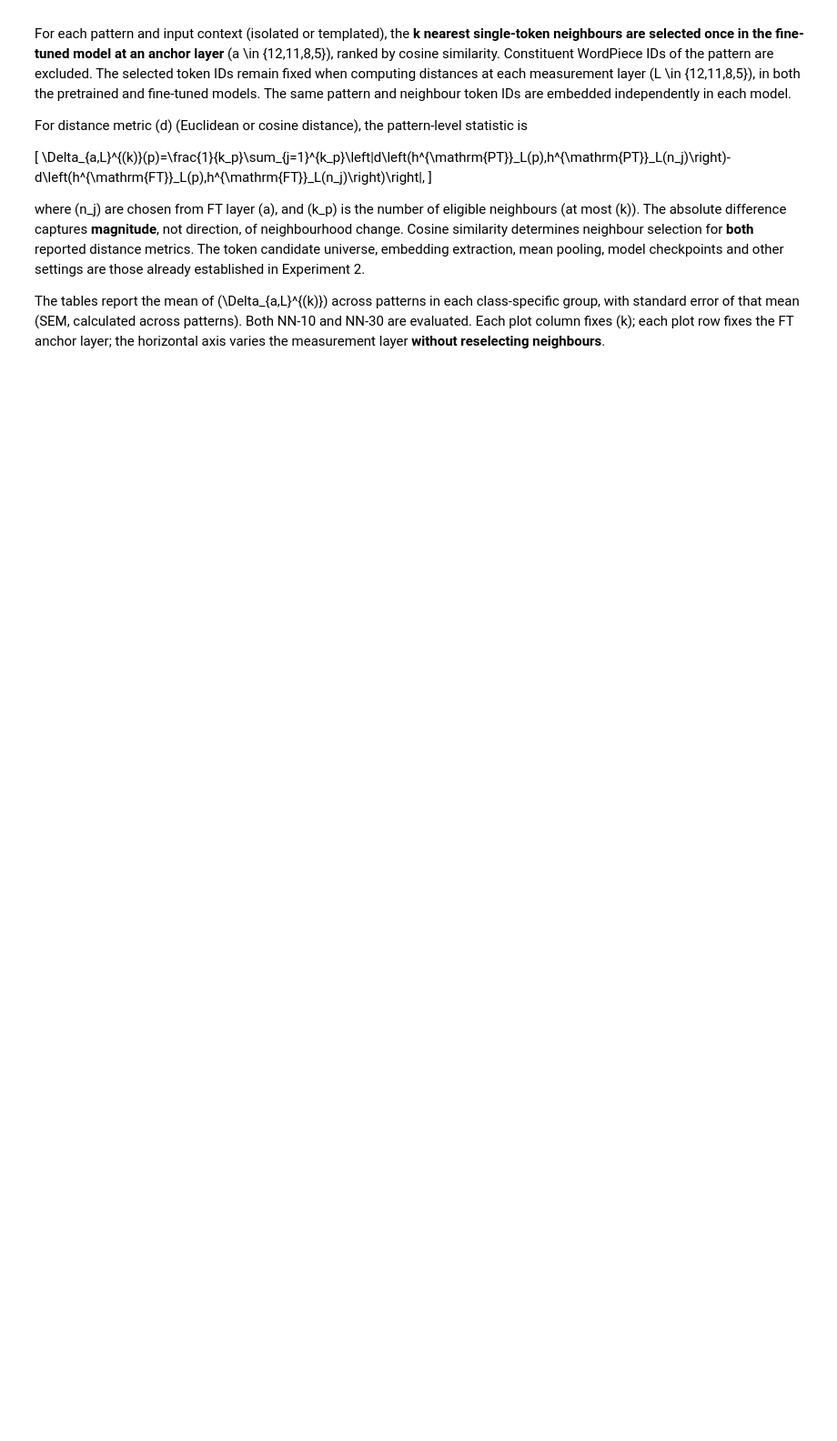
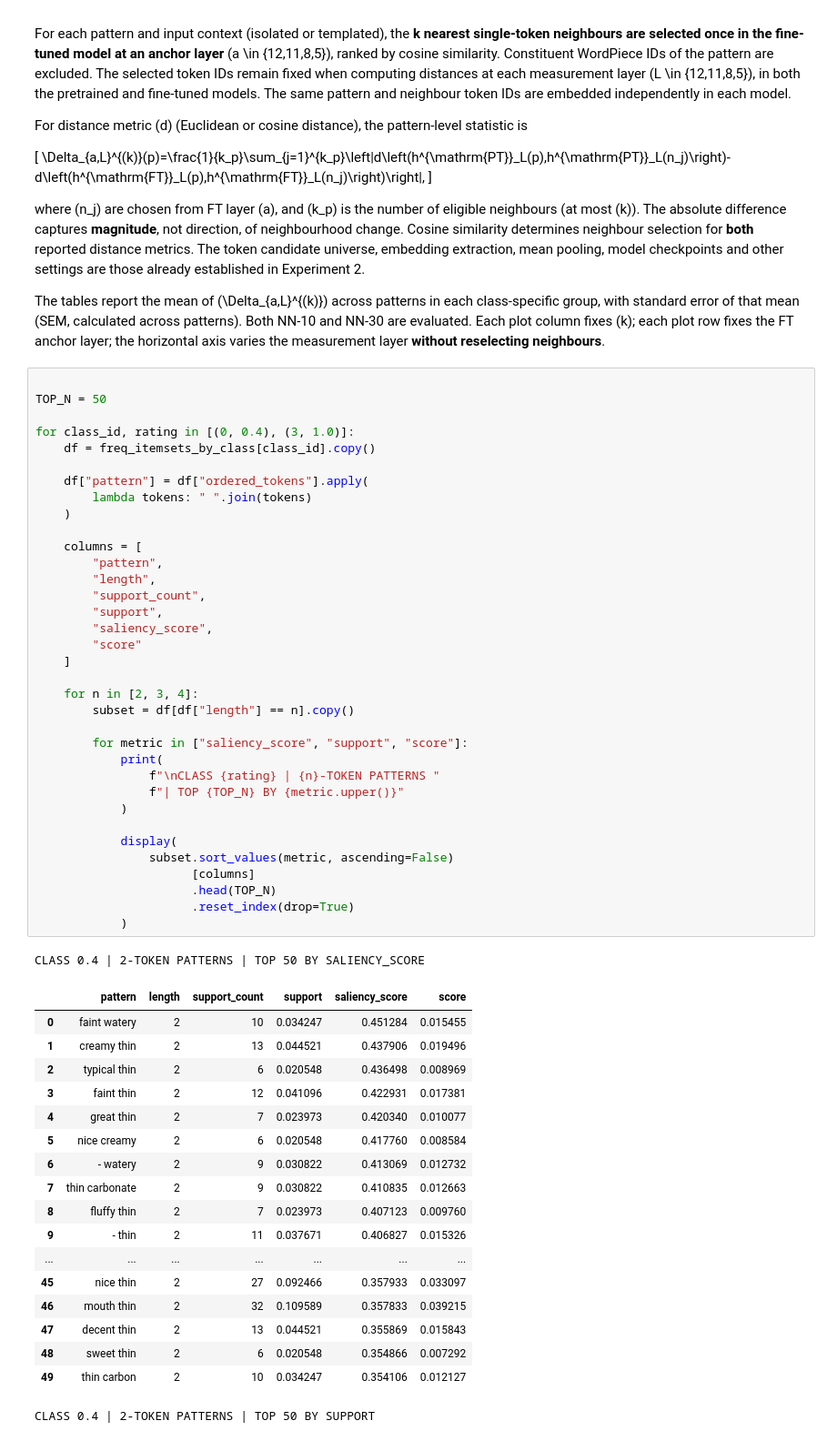
Before and after one commit to leusb/transformer-shortcut-analysis, a Jupyter notebook: beer_fpgrowth_correlation.ipynb, the cells around one changed output. Shown at 91% size. Drawn from its saved outputs; the diff is of its cells as text; blank space fills up the shorter version.

```diff
--- a/beer_fpgrowth_correlation.ipynb
+++ b/beer_fpgrowth_correlation.ipynb
@@ -1761,3 +1761,58 @@ For distance metric \(d\) (Euclidean or cosine distance), the pattern-level stat
 where \(n_j\) are chosen from FT layer \(a\), and \(k_p\) is the number of eligible neighbours (at most \(k\)). The absolute difference captures **magnitude**, not direction, of neighbourhood change. Cosine similarity determines neighbour selection for **both** reported distance metrics. The token candidate universe, embedding extraction, mean pooling, model checkpoints and other settings are those already established in Experiment 2.
 
 The tables report the mean of \(\Delta_{a,L}^{(k)}\) across patterns in each class-specific group, with standard error of that mean (SEM, calculated across patterns). Both NN-10 and NN-30 are evaluated. Each plot column fixes \(k\); each plot row fixes the FT anchor layer; the horizontal axis varies the measurement layer **without reselecting neighbours**.
+# %%
+
+TOP_N = 50
+
+for class_id, rating in [(0, 0.4), (3, 1.0)]:
+    df = freq_itemsets_by_class[class_id].copy()
+
+    df["pattern"] = df["ordered_tokens"].apply(
+        lambda tokens: " ".join(tokens)
+    )
+
+    columns = [
+        "pattern",
+        "length",
+        "support_count",
+        "support",
+        "saliency_score",
+        "score"
+    ]
+
+    for n in [2, 3, 4]:
+        subset = df[df["length"] == n].copy()
+
+        for metric in ["saliency_score", "support", "score"]:
+            print(
+                f"\nCLASS {rating} | {n}-TOKEN PATTERNS "
+                f"| TOP {TOP_N} BY {metric.upper()}"
+            )
+
+            display(
+                subset.sort_values(metric, ascending=False)
+                      [columns]
+                      .head(TOP_N)
+                      .reset_index(drop=True)
+            )
+# %% [output]
+CLASS 0.4 | 2-TOKEN PATTERNS | TOP 50 BY SALIENCY_SCORE
+|  | pattern | length | support_count | support | saliency_score | score |
+| 0 | faint watery | 2 | 10 | 0.034247 | 0.451284 | 0.015455 |
+| 1 | creamy thin | 2 | 13 | 0.044521 | 0.437906 | 0.019496 |
+| 2 | typical thin | 2 | 6 | 0.020548 | 0.436498 | 0.008969 |
+| 3 | faint thin | 2 | 12 | 0.041096 | 0.422931 | 0.017381 |
+| 4 | great thin | 2 | 7 | 0.023973 | 0.420340 | 0.010077 |
+| 5 | nice creamy | 2 | 6 | 0.020548 | 0.417760 | 0.008584 |
+| 6 | - watery | 2 | 9 | 0.030822 | 0.413069 | 0.012732 |
+| 7 | thin carbonate | 2 | 9 | 0.030822 | 0.410835 | 0.012663 |
+| 8 | fluffy thin | 2 | 7 | 0.023973 | 0.407123 | 0.009760 |
+| 9 | - thin | 2 | 11 | 0.037671 | 0.406827 | 0.015326 |
+| ... | ... | ... | ... | ... | ... | ... |
+| 45 | nice thin | 2 | 27 | 0.092466 | 0.357933 | 0.033097 |
+| 46 | mouth thin | 2 | 32 | 0.109589 | 0.357833 | 0.039215 |
+| 47 | decent thin | 2 | 13 | 0.044521 | 0.355869 | 0.015843 |
+| 48 | sweet thin | 2 | 6 | 0.020548 | 0.354866 | 0.007292 |
+| 49 | thin carbon | 2 | 10 | 0.034247 | 0.354106 | 0.012127 |
+CLASS 0.4 | 2-TOKEN PATTERNS | TOP 50 BY SUPPORT
```
Also changed, not shown: parts of 8 cells of this notebook, 5 other files.
